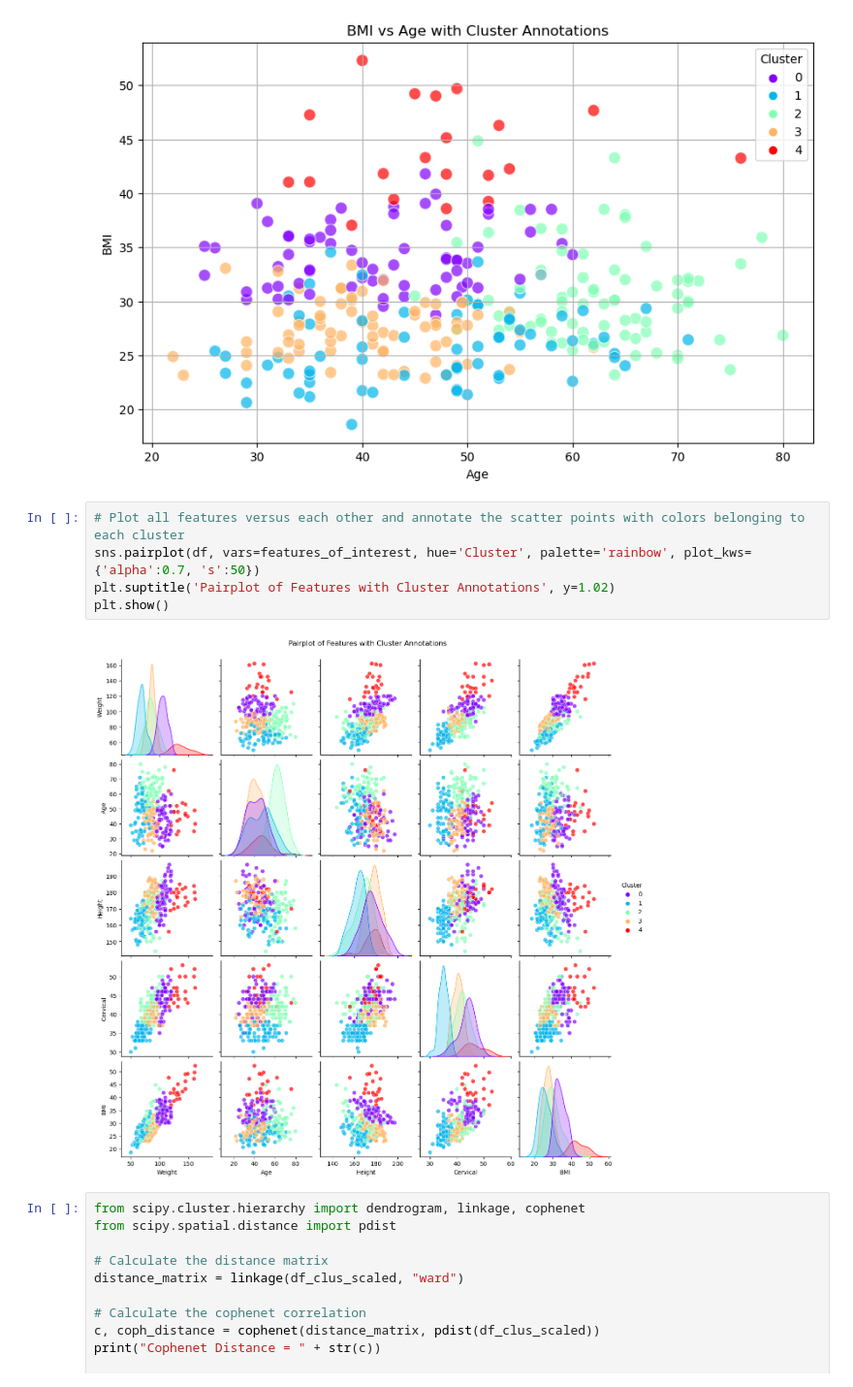
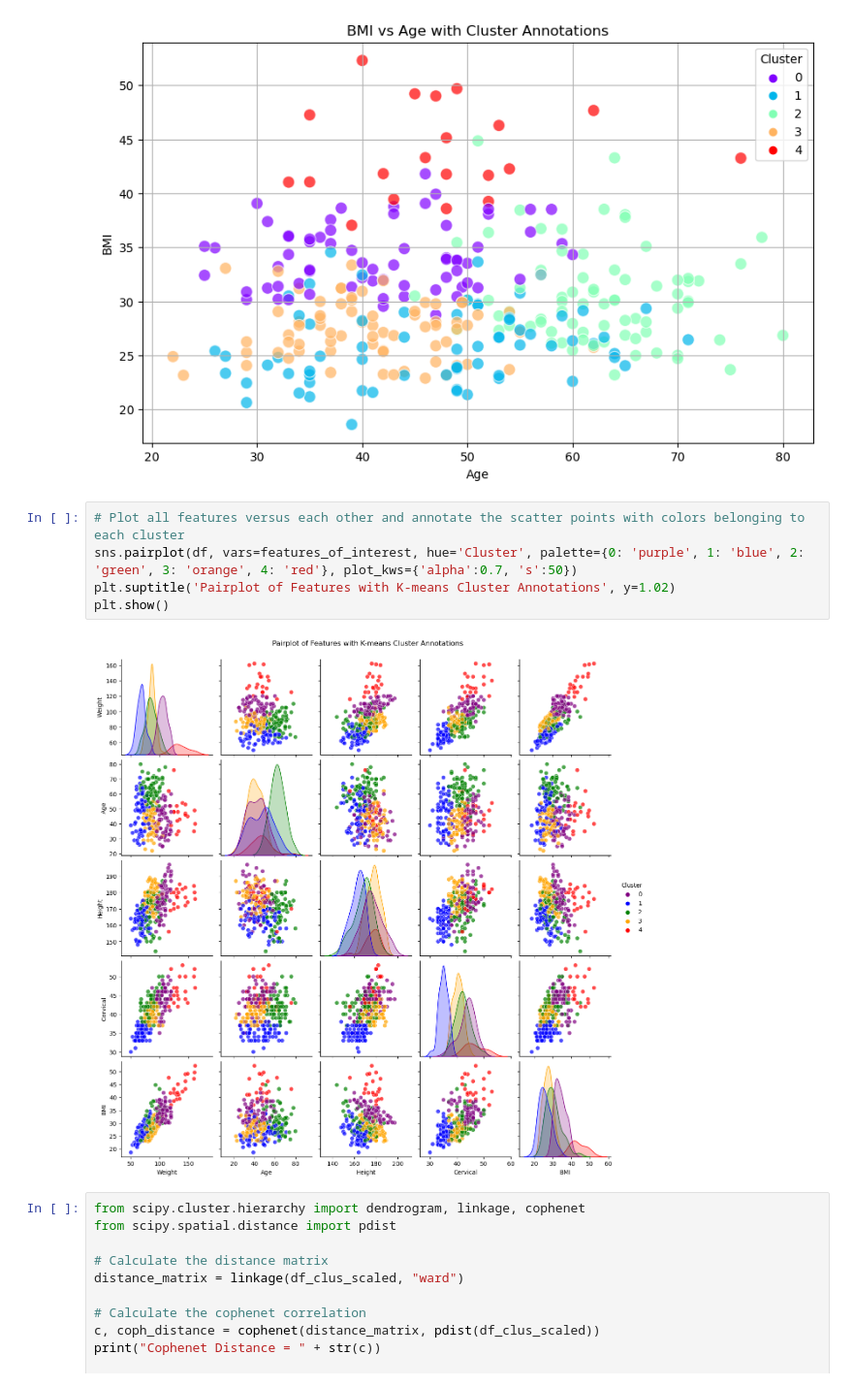
Before and after one commit to VicBracke/_Repo_ML_Project, a Jupyter notebook: OSA_CaseStudy/7_ML_Models_Clustering.ipynb, the cells around one changed output. Shown at 97% size. Saved outputs shown, nothing was run; the diff lists cells and outputs as text.

```diff
--- a/OSA_CaseStudy/7_ML_Models_Clustering.ipynb
+++ b/OSA_CaseStudy/7_ML_Models_Clustering.ipynb
@@ -128,11 +128,11 @@ plt.show()
 [figure]
 # %%
 # Plot all features versus each other and annotate the scatter points with colors belonging to each cluster
-sns.pairplot(df, vars=features_of_interest, hue='Cluster', palette='rainbow', plot_kws={'alpha':0.7, 's':50})
-plt.suptitle('Pairplot of Features with Cluster Annotations', y=1.02)
+sns.pairplot(df, vars=features_of_interest, hue='Cluster', palette={0: 'purple', 1: 'blue', 2: 'green', 3: 'orange', 4: 'red'}, plot_kws={'alpha':0.7, 's':50})
+plt.suptitle('Pairplot of Features with K-means Cluster Annotations', y=1.02)
 plt.show()
 # %% [output]
-[figure, old version]
+[figure, new version]
 # %%
 from scipy.cluster.hierarchy import dendrogram, linkage, cophenet
 from scipy.spatial.distance import pdist
```
Also changed, not shown: parts of 1 cell of this notebook, 1 other file.
